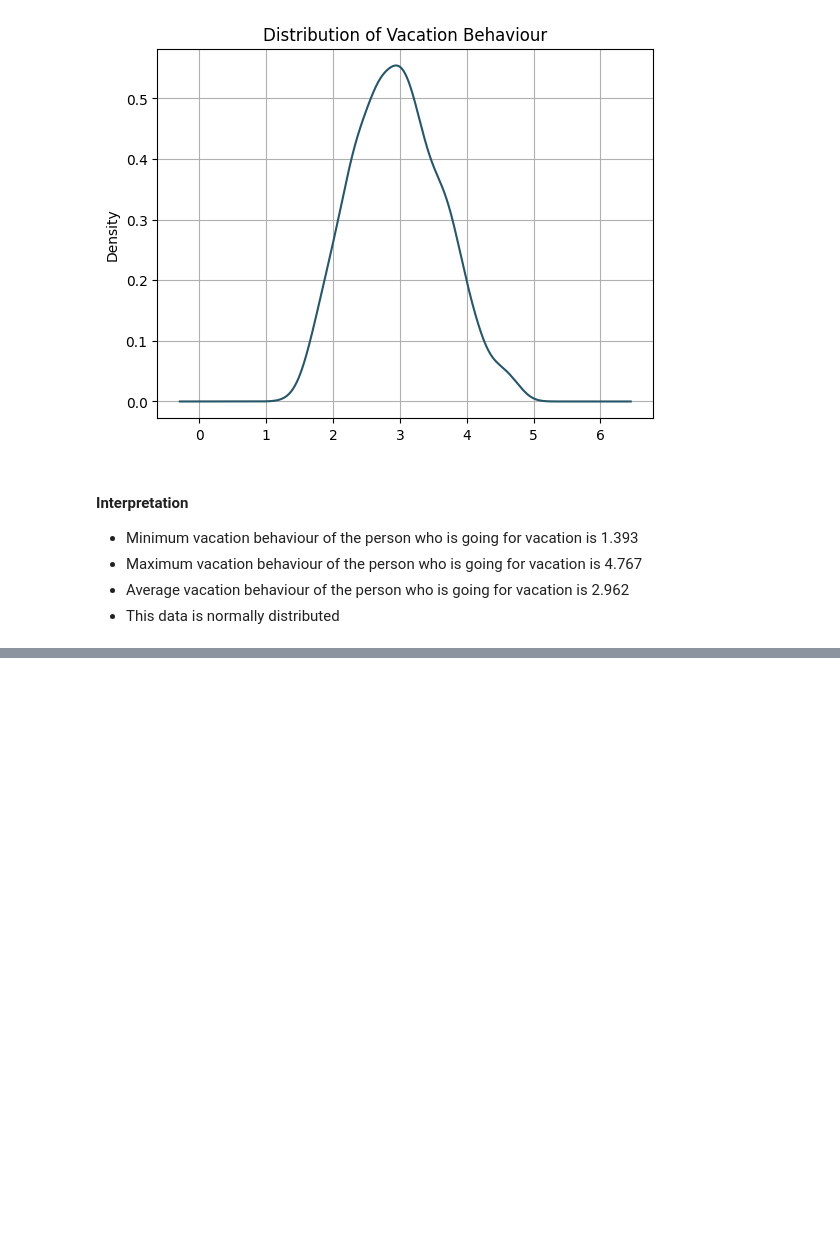
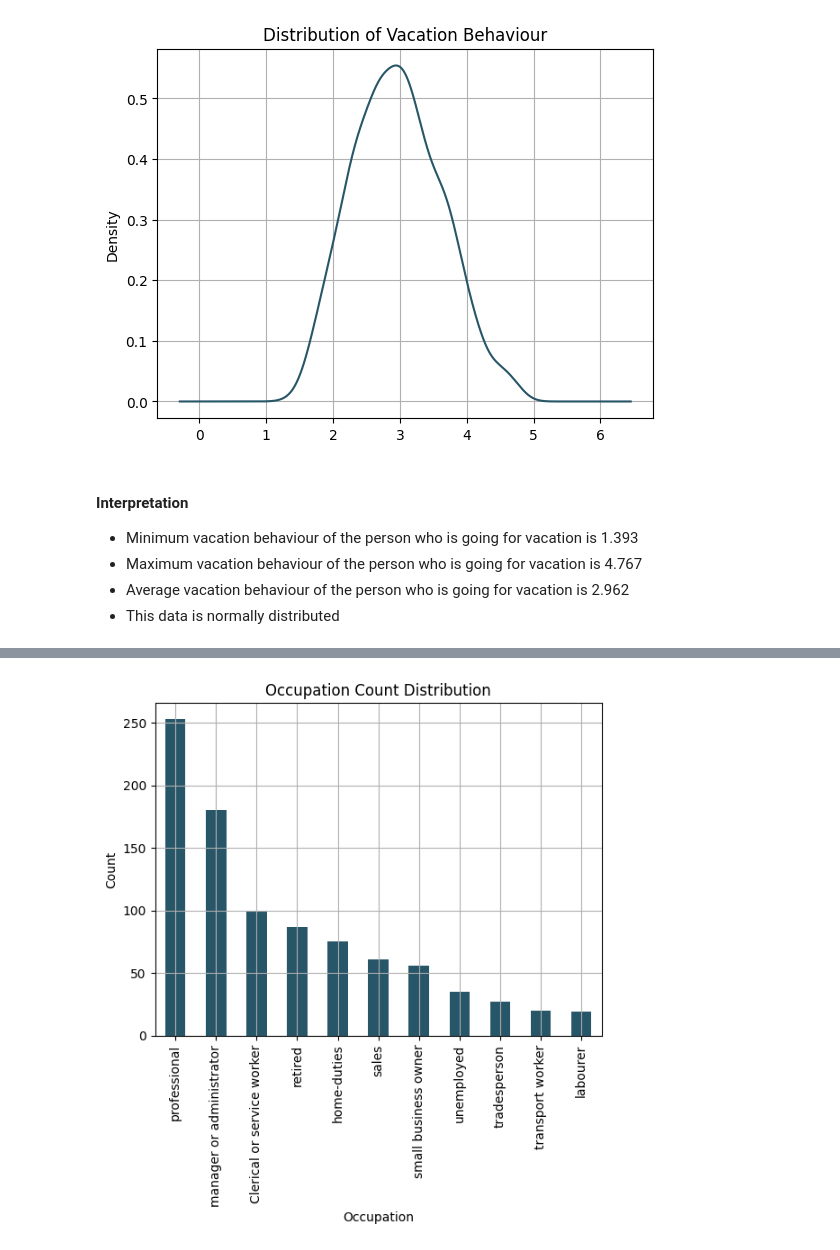
Before and after one commit to max-programming/python_scripts_ckpcet, a Jupyter notebook: project_on_data_analytics/project_1_data_analytics_on_vacation_data/Data_Analytics_On_Vacation_Data.ipynb, the cells around one changed output, grey strips where cells are left out. Drawn from its saved outputs; the diff is of its cells as text; code cells hidden in the pictures; blank space fills up the shorter version.

```diff
--- a/project_on_data_analytics/project_1_data_analytics_on_vacation_data/Data_Analytics_On_Vacation_Data.ipynb
+++ b/project_on_data_analytics/project_1_data_analytics_on_vacation_data/Data_Analytics_On_Vacation_Data.ipynb
@@ -520,0 +603,6 @@ plt.show()
+# %%
+# Plot the count
+df_cat.Occupation.value_counts().plot(kind='bar', color='#275668', title="Occupation Count Distribution", grid=True,ylabel="Count")
+plt.show()
+# %% [output]
+[figure, added]
```
Also changed, not shown: parts of 10 cells of this notebook.
